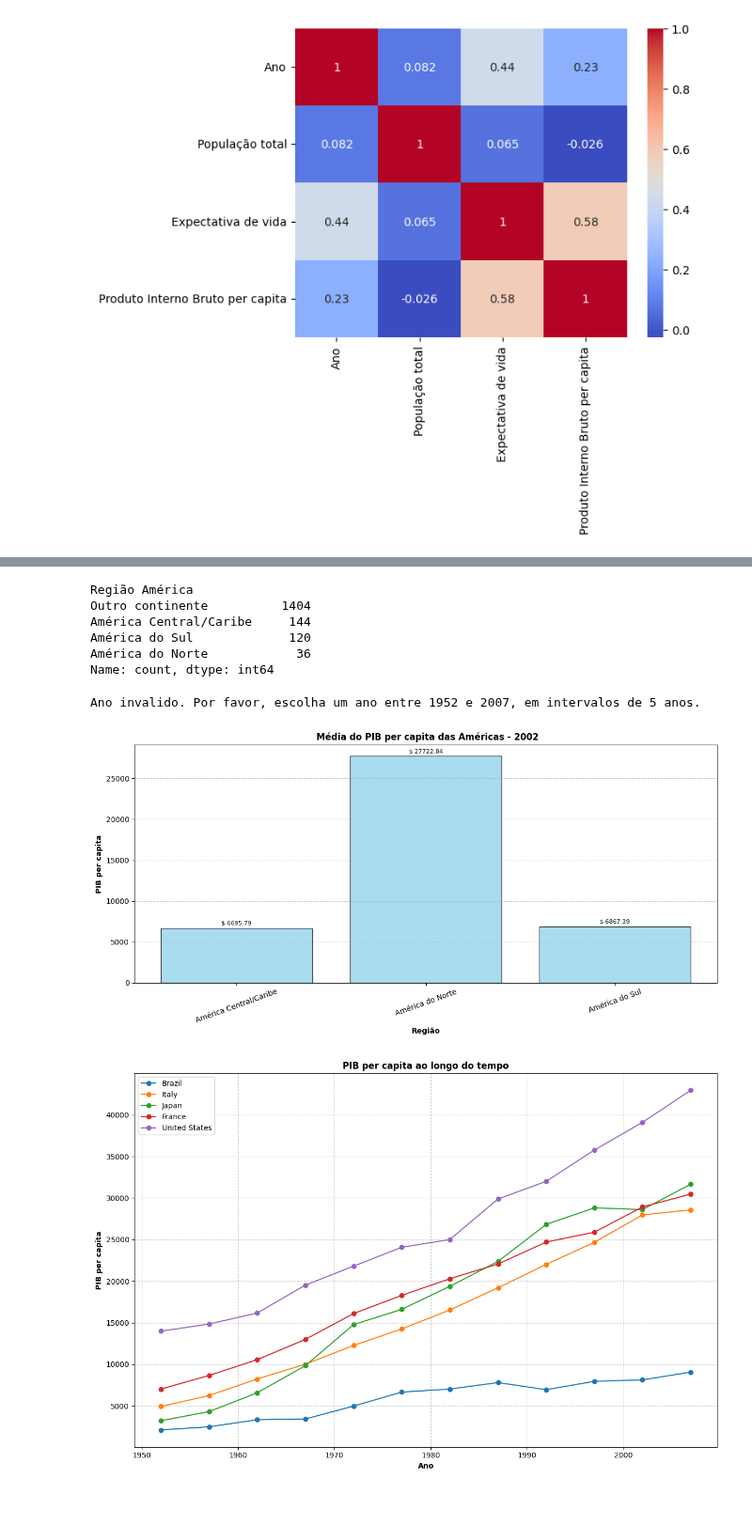
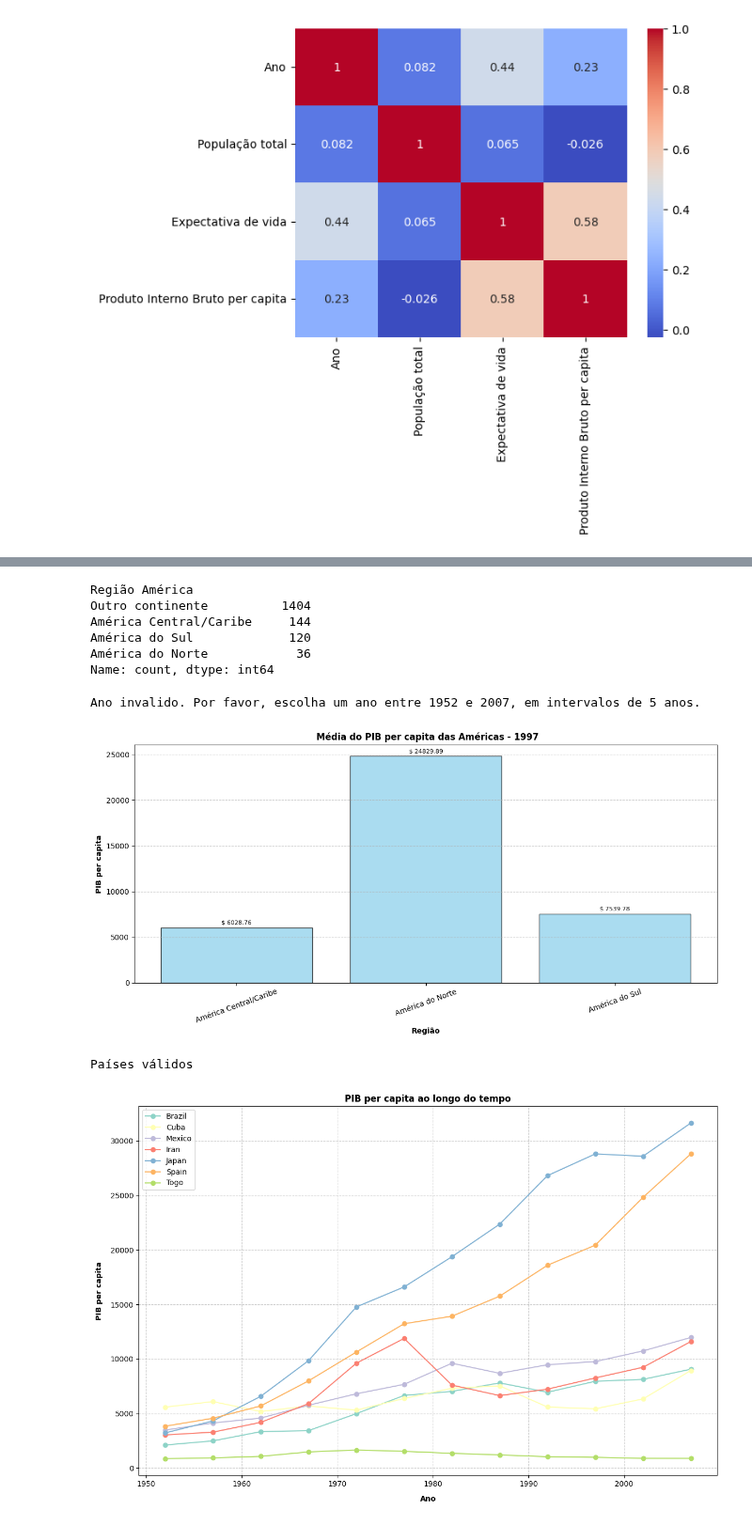
Before and after one commit to MathLopes29/Hashtag_AnaliseDados, a Jupyter notebook: Python/Cursos/PUC Ciência de Dados/Projetos/Python para Ciência de Dados/Projeto_Final_Grupo_5.ipynb, the cells around one changed output, grey strips where cells are left out. Shown at 94% size. Saved outputs shown, nothing was run; the diff lists cells and outputs as text; code cells hidden in the pictures.

```diff
--- a/Python/Cursos/PUC Ciência de Dados/Projetos/Python para Ciência de Dados/Projeto_Final_Grupo_5.ipynb
+++ b/Python/Cursos/PUC Ciência de Dados/Projetos/Python para Ciência de Dados/Projeto_Final_Grupo_5.ipynb
@@ -144,17 +161,17 @@ Name: count, Length: 142, dtype: int64
 #df_tratado.loc[df_tratado['Expectativa de vida'] >= 70, 'Condição'] = 'Alta'
 #df_tratado.loc[df_tratado['Expectativa de vida'] < 30, 'Condição'] = 'Baixa'
 # %%
-# Define conditions
+# Define condições
 conditions = [
-    (df_tratado['Expectativa de vida'] < 30),
-    ((df_tratado['Expectativa de vida'] >= 30) & (df_tratado['Expectativa de vida'] <= 70)),
-    (df_tratado['Expectativa de vida'] > 70)
+    (df_tratado['Expectativa de vida'] < 35),
+    ((df_tratado['Expectativa de vida'] >= 35) & (df_tratado['Expectativa de vida'] <= 65)),
+    (df_tratado['Expectativa de vida'] > 65)
 ]
 
-# Define corresponding values
+# Define valores correspondentes para cada condição
 values = ['Baixa', 'Média', 'Alta']
 
-# Create 'Grade' column; default is 'F' if no conditions are met
+# Aplica as condições para criar a nova coluna 'Condição'
 df_tratado['Condição'] = np.select(conditions, values, default='F')
 # %%
 #df_tratado.loc[df_tratado['Condição']=='Alta']
@@ -368,30 +388,32 @@ def categorizar_america(pais):
             return 'Outro continente'
 
 df_tratado['Região América'] = df_tratado['País'].apply(categorizar_america)
-# %%
-df_tratado['Região América'].value_counts()
-# %% [output]
-Região América
-Outro continente          1404
-América Central/Caribe     144
-América do Sul             120
-América do Norte            36
-Name: count, dtype: int64
+# %%
+# Visualização da Contagem de países por região das Américas
+df_tratado['Região América'].value_counts()
+# %% [output]
+Região América
+Outro continente          1404
+América Central/Caribe     144
+América do Sul             120
+América do Norte            36
+Name: count, dtype: int64
 # %%
-ano_escolhido = int(input("Digite o ano que deseja visualizar: "))
+# 4ª - Comparação do PIB per capita médio entre as regiões das Américas para um ano específico escolhido pelo usuário.
+ano_escolhido = int(input("Digite o ano que deseja visualizar, entre 1952 e 2007, em intervalos de 5 anos: "))
 match ano_escolhido:
     case 1952, 1957, 1962, 1967, 1972, 1977, 1982, 1987, 1992, 1997, 2002, 2007:
         print("Ano válido")
     case _:
         print("Ano invalido. Por favor, escolha um ano entre 1952 e 2007, em intervalos de 5 anos.")
 
-# filtrar ano e remover outros continentes
+# Filtrar ano e remover outros continentes
 filtro = (
     (df_tratado['Ano'] == ano_escolhido) &
     (df_tratado['Região América'] != 'Outro continente')
 )
 
-# agrupar por região
+# Agrupar por região
 pib_regiao = (
     df_tratado[filtro]
     .groupby('Região América')['Produto Interno Bruto per capita']
@@ -425,29 +447,36 @@ plt.tight_layout()
 plt.show()
 # %% [output]
 Ano invalido. Por favor, escolha um ano entre 1952 e 2007, em intervalos de 5 anos.
-[figure, old version]
+[figure, new version]
 # %%
-paises = ['Brazil', 'Italy', 'Japan', 'France', 'United States']
+# 5ª - Comparação da evolução do PIB per capita ao longo do tempo para um conjunto de países escolhidos pelo usuário.
+paises = input("Digite os países que deseja comparar, separados por virgula e o nome do país em inglês: ").split(',')
+for pais in paises:
+    paises = [pais.strip() for pais in paises]
+else:
+    print("Países válidos")
+
 df_filtrado = df_tratado[df_tratado['País'].isin(paises)]
 
 fig, ax = plt.subplots(figsize=(12, 8))
 
 for pais in paises:
     dados_pais = df_filtrado[df_filtrado['País'] == pais]
     ax.plot(
         dados_pais['Ano'],
         dados_pais['Produto Interno Bruto per capita'],
         marker='o',
         label=pais
     )
 
 ax.set_title('PIB per capita ao longo do tempo', fontsize=12, fontweight='bold')
-ax.set_xlabel('Ano', fontsize=10, fontweight='bold')
-ax.set_ylabel('PIB per capita', fontsize=10, fontweight='bold')
+ax.set_xlabel('Ano', fontsize=10, fontweight='bold', labelpad=10)
+ax.set_ylabel('PIB per capita', fontsize=10, fontweight='bold', labelpad=10)
 ax.legend()
 ax.grid(True, linestyle='--', alpha=0.6)
 
 plt.tight_layout()
 plt.show()
 # %% [output]
+Países válidos
-[figure, old version]
+[figure, new version]
```
Also changed, not shown: parts of 17 cells of this notebook, 1 other file.
